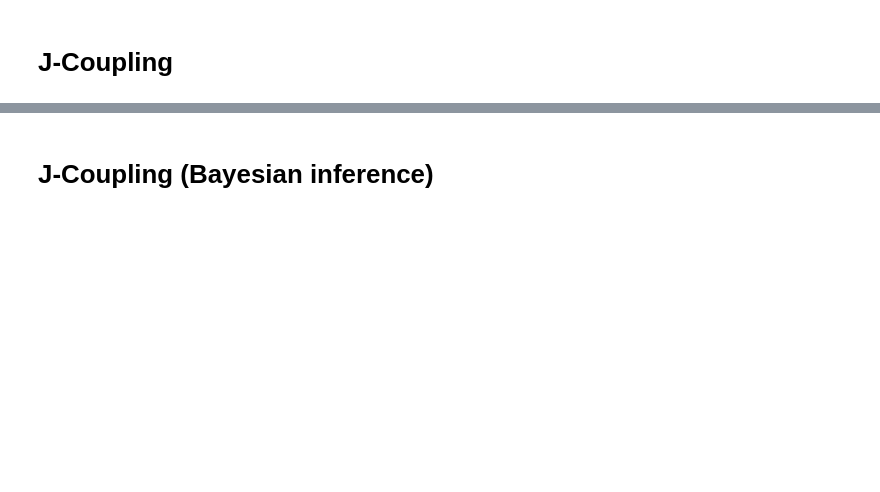
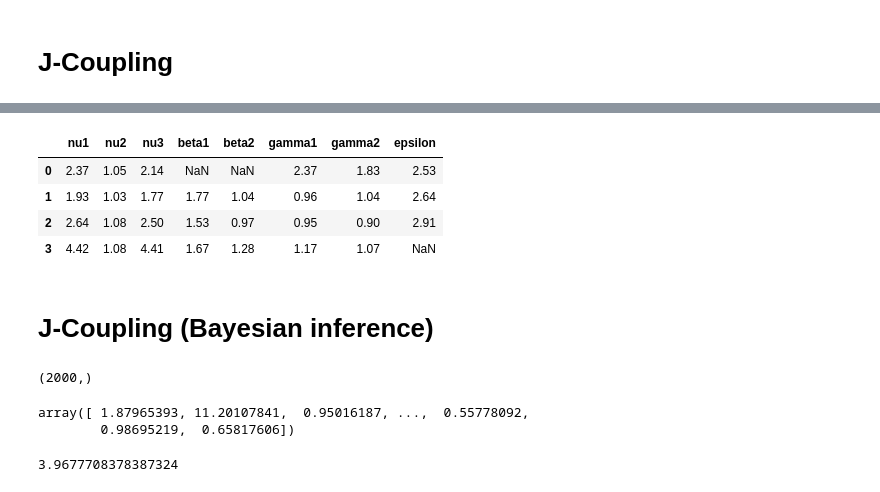
Before and after one commit to choderalab/rna-espaloma, a Jupyter notebook: experiment/scripts/analysis/vanilla/tetramer-analysis.ipynb, the cells around one changed output, grey strips where cells are left out. Cells and saved outputs as stored; diff of their text form; code cells hidden in the pictures; blank space fills up the shorter version.

```diff
--- a/experiment/scripts/analysis/vanilla/tetramer-analysis.ipynb
+++ b/experiment/scripts/analysis/vanilla/tetramer-analysis.ipynb
@@ -1002,2 +949,10 @@ plt.savefig("rmsd_conformation_population.png")
+# %%
+df_s
+# %% [output]
+|  | nu1 | nu2 | nu3 | beta1 | beta2 | gamma1 | gamma2 | epsilon |
+| 0 | 2.37 | 1.05 | 2.14 | NaN | NaN | 2.37 | 1.83 | 2.53 |
+| 1 | 1.93 | 1.03 | 1.77 | 1.77 | 1.04 | 0.96 | 1.04 | 2.64 |
+| 2 | 2.64 | 1.08 | 2.50 | 1.53 | 0.97 | 0.95 | 0.90 | 2.91 |
+| 3 | 4.42 | 1.08 | 4.41 | 1.67 | 1.28 | 1.17 | 1.07 | NaN |
 # %% [markdown]
 # J-Coupling (Bayesian inference)
@@ -1003,0 +963,17 @@ plt.savefig("rmsd_conformation_population.png")
+# %%
+couplings[:,0,-1].shape
+# %% [output]
+(2000,)
+# %%
+#tosses = [ 0,0,0,0,0,0,0,0,0,1]
+
+#couplings: (frame idx, residue, jcoupling values)
+tosses = couplings[:,3,0]
+tosses
+# %% [output]
+array([ 1.87965393, 11.20107841,  0.95016187, ...,  0.55778092,
+        0.98695219,  0.65817606])
+# %%
+df_m["nu1"][3]
+# %% [output]
+3.9677708378387324
```
Also changed, not shown: parts of 31 cells of this notebook.
